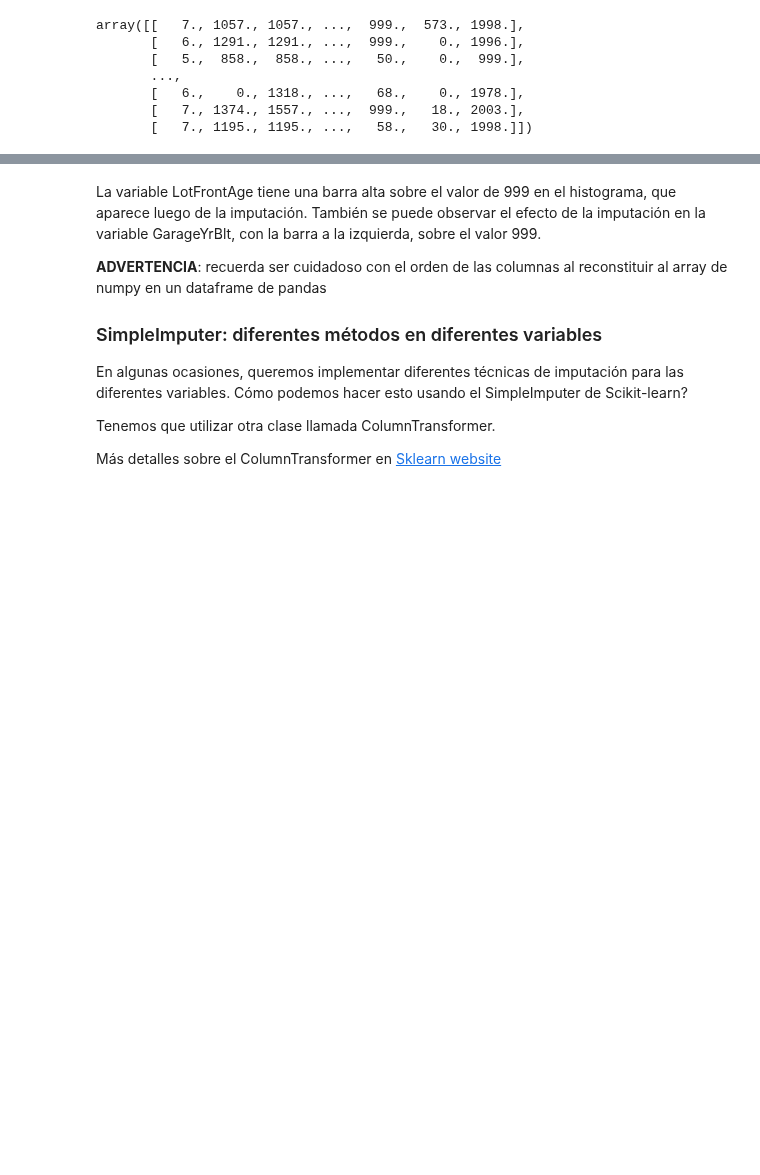
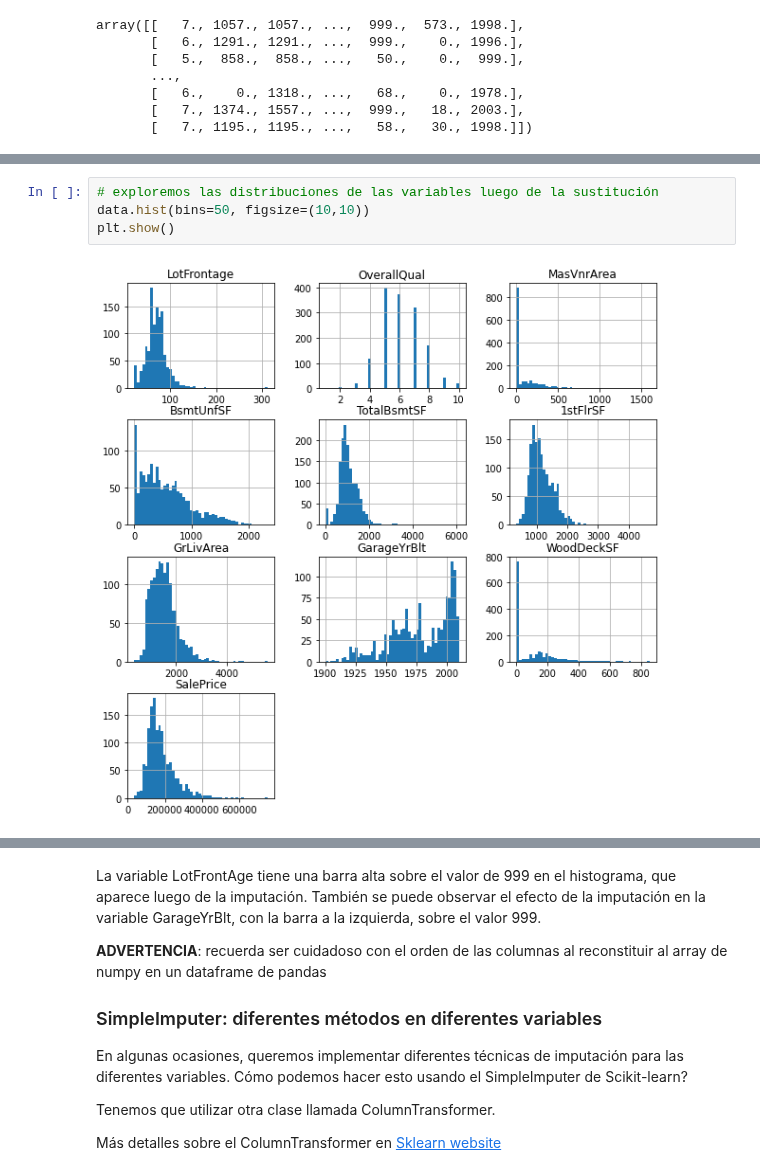
Before and after one commit to virf96/Chat-Bot, a Jupyter notebook: DatosFaltantes_SustitucionValorArbitrario_Sklearn.ipynb, the cells around one changed output, grey strips where cells are left out. Cells and saved outputs as stored; diff of their text form; blank space fills up the shorter version.

```diff
--- a/DatosFaltantes_SustitucionValorArbitrario_Sklearn.ipynb
+++ b/DatosFaltantes_SustitucionValorArbitrario_Sklearn.ipynb
@@ -173,6 +179,12 @@ X_train.head()
 | 2 | 5.0 | 858.0 | 858.0 | 858.0 | 117.0 | 162.0 | 50.0 | 0.0 | ... |
 | 3 | 6.0 | 560.0 | 698.0 | 1258.0 | 0.0 | 356.0 | 60.0 | 0.0 | ... |
 | 4 | 2.0 | 290.0 | 438.0 | 438.0 | 0.0 | 0.0 | 60.0 | 0.0 | ... |
+# %%
+# exploremos las distribuciones de las variables luego de la sustitución
+data.hist(bins=50, figsize=(10,10))
+plt.show()
+# %% [output]
+[figure, added]
 # %%
 # exploremos las distribuciones de las variables luego de la sustitución
 X_train.hist(bins=50, figsize=(10,10))
```
Also changed, not shown: parts of 11 cells of this notebook.
